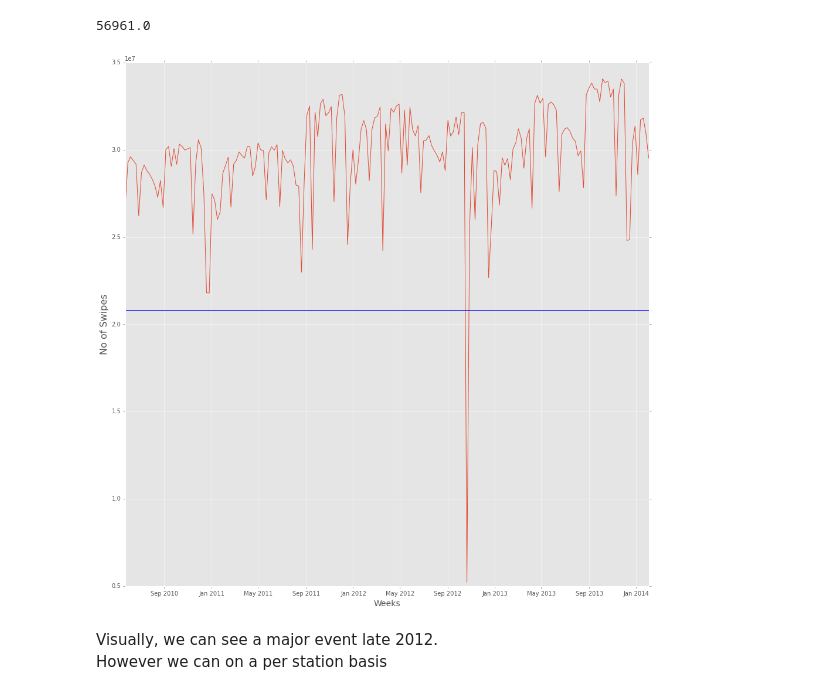
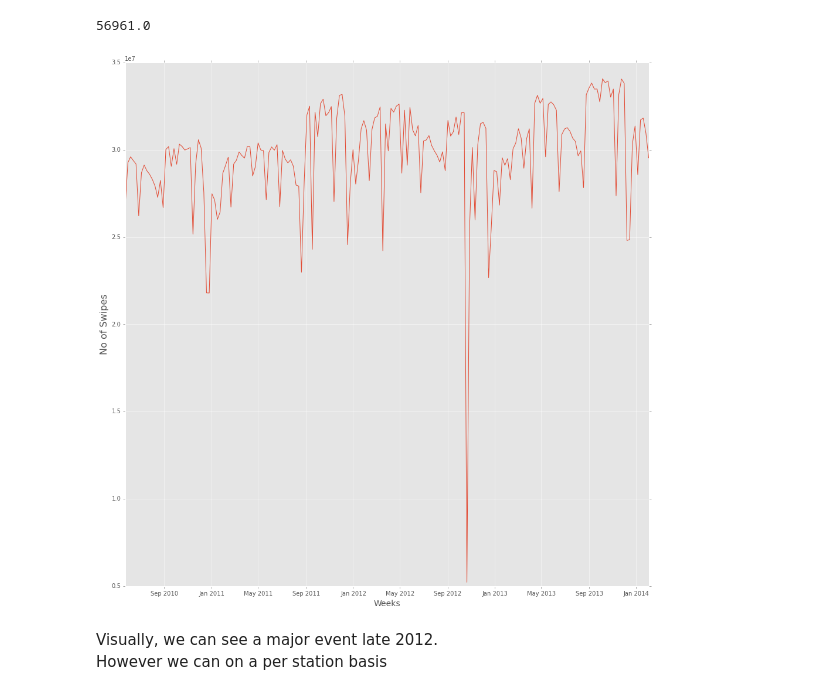
Before and after one commit to afcarl/PUI2015_vvijayarangan, a Jupyter notebook: HW6/subway_timeseries.ipynb, the cells around one changed output. Saved outputs shown, nothing was run; the diff lists cells and outputs as text; code cells hidden in the pictures.

```diff
--- a/HW6/subway_timeseries.ipynb
+++ b/HW6/subway_timeseries.ipynb
@@ -37,14 +39,14 @@ subway[0,0,0]
 # %%
 weeks = pd.date_range('05/21/2010', periods = 194, freq = 'W')
 stations = np.nansum(subway, axis = 1)
 weekly_swipes = np.nansum(stations, axis = 0)
 pl.figure(figsize = (16,16))
 pl.plot(weeks, np.transpose(weekly_swipes));
-pl.axhline(mean-3*std)
+#pl.axhline(mean-3*std)
 pl.ylabel('No of Swipes', fontsize = 16);
 pl.xlabel('Weeks', fontsize = 14);
 # %% [output]
-[figure, old version]
+[figure, new version]
 # %% [markdown]
 Visually, we can see a major event late 2012. <br>
 However we can on a per station basis
```
Also changed, not shown: parts of 3 cells of this notebook.
